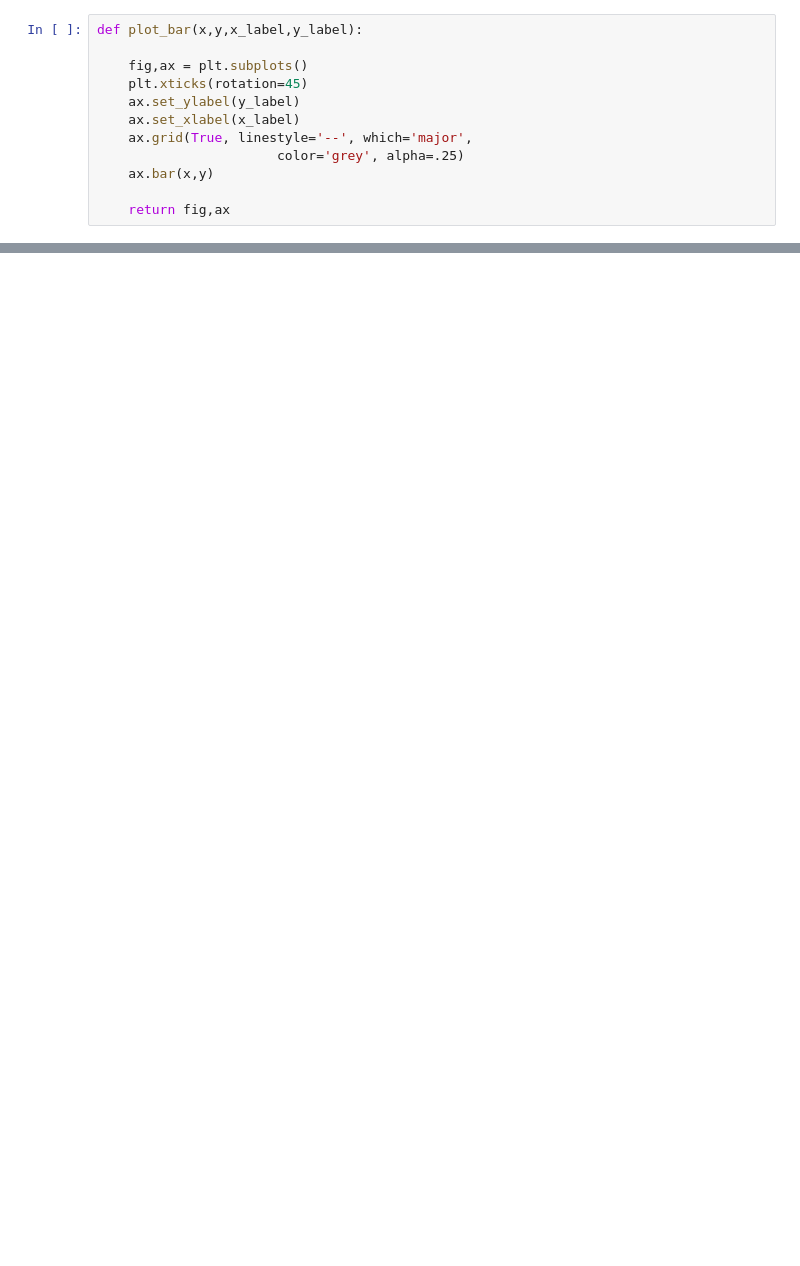
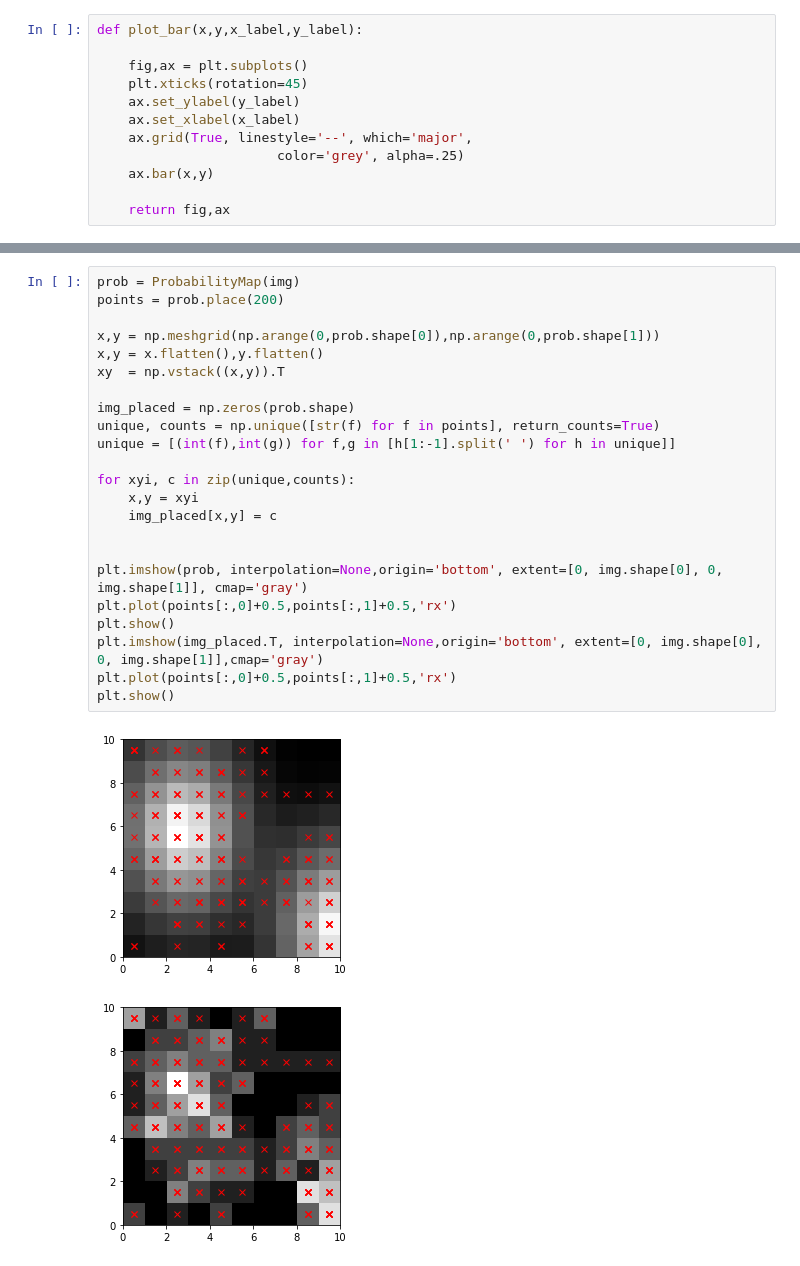
Before and after one commit to iwishiwasaneagle/OPP_4_SAR, a Jupyter notebook: visualize_data.ipynb, the cells around one changed output, grey strips where cells are left out. Drawn from its saved outputs; the diff is of its cells as text; blank space fills up the shorter version.

Commit message:
More visualisation

```diff
--- a/visualize_data.ipynb
+++ b/visualize_data.ipynb
@@ -164,0 +151,26 @@ WaypointAlgorithmEnum.PABO_FMINCON
+# %%
+prob = ProbabilityMap(img)
+points = prob.place(200)
+
+x,y = np.meshgrid(np.arange(0,prob.shape[0]),np.arange(0,prob.shape[1]))
+x,y = x.flatten(),y.flatten()
+xy  = np.vstack((x,y)).T
+
+img_placed = np.zeros(prob.shape)
+unique, counts = np.unique([str(f) for f in points], return_counts=True)
+unique = [(int(f),int(g)) for f,g in [h[1:-1].split(' ') for h in unique]]
+
+for xyi, c in zip(unique,counts):
+    x,y = xyi
+    img_placed[x,y] = c
+
+
+plt.imshow(prob, interpolation=None,origin='bottom', extent=[0, img.shape[0], 0, img.shape[1]], cmap='gray')
+plt.plot(points[:,0]+0.5,points[:,1]+0.5,'rx')
+plt.show()
+plt.imshow(img_placed.T, interpolation=None,origin='bottom', extent=[0, img.shape[0], 0, img.shape[1]],cmap='gray')
+plt.plot(points[:,0]+0.5,points[:,1]+0.5,'rx')
+plt.show()
+# %% [output]
+[figure, added]
+[figure, added]
```
Also changed, not shown: parts of 6 cells of this notebook.
